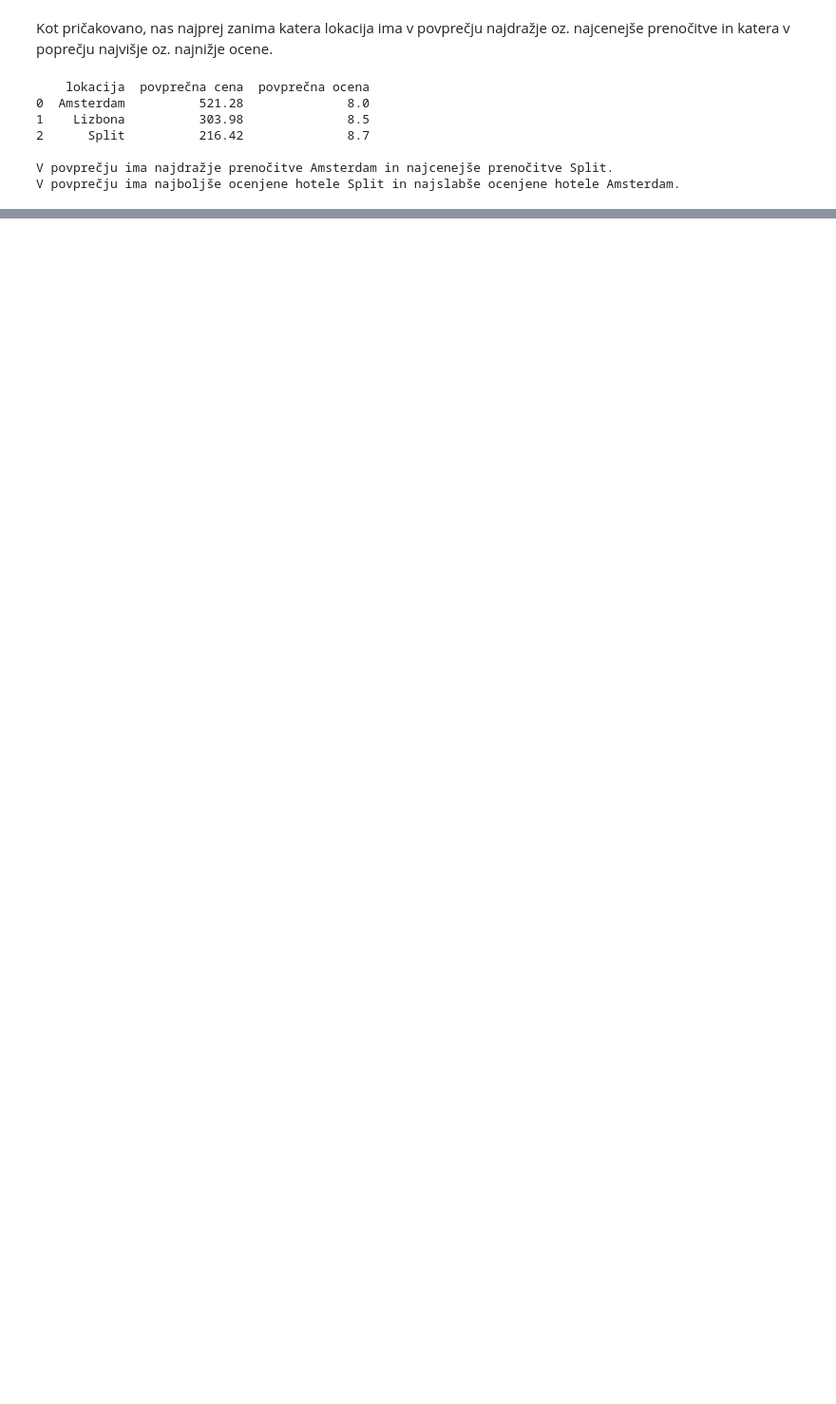
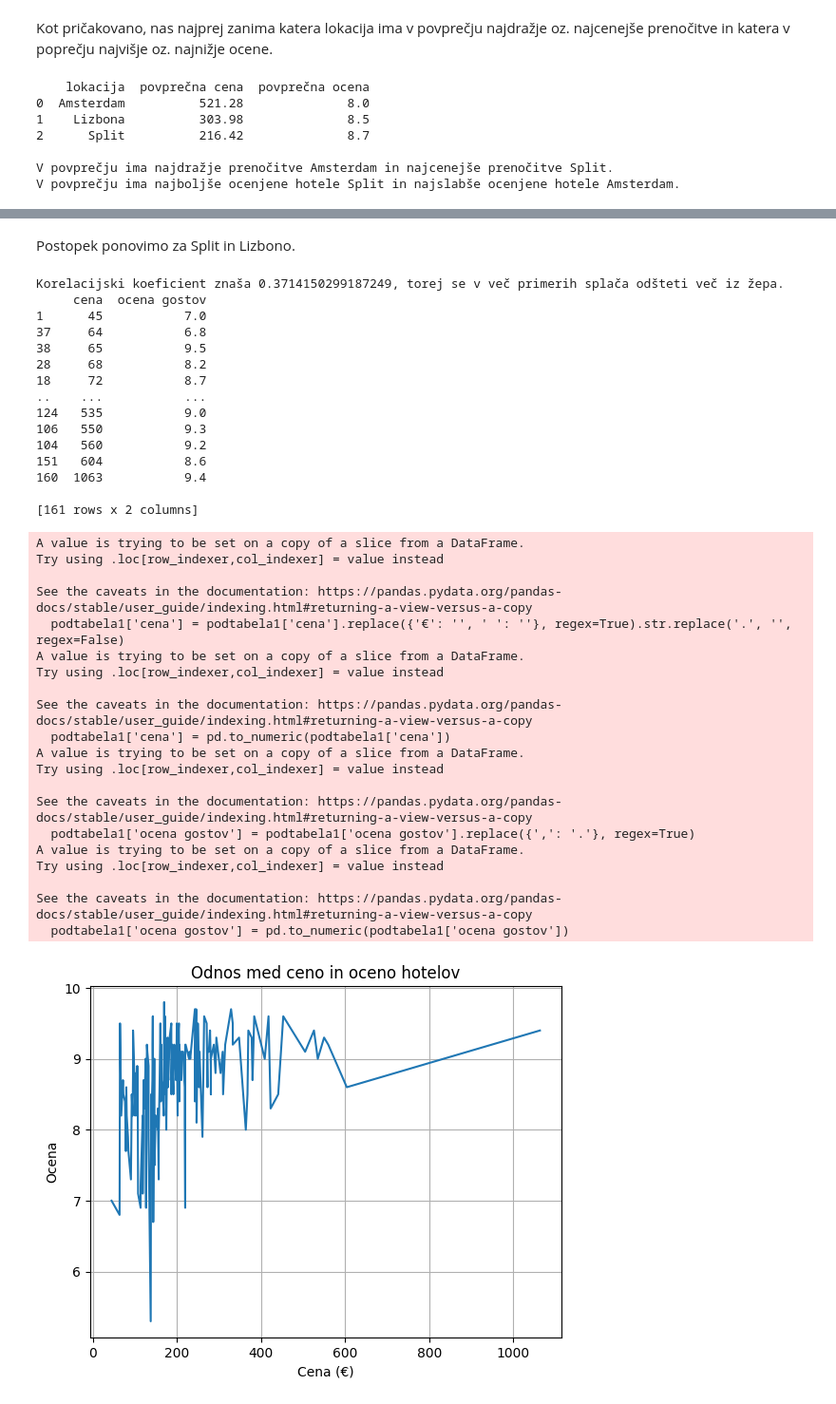
Before and after one commit to MiaCakarova/ProjektnaNaloga_AnalizaHotelovBooking, a Jupyter notebook: analiza_podatkov.ipynb, the cells around one changed output, grey strips where cells are left out. Shown at 95% size. Saved outputs shown, nothing was run; the diff lists cells and outputs as text; code cells hidden in the pictures; blank space fills up the shorter version.

```diff
--- a/analiza_podatkov.ipynb
+++ b/analiza_podatkov.ipynb
@@ -116,0 +234,44 @@ V povprečju ima najboljše ocenjene hotele Split in najslabše ocenjene hotele
+# %% [markdown]
+Postopek ponovimo za Split in Lizbono.
+# %%
+# Ali se v Splitu splača plačati več?
+
+preveri_korelacijo(split)
+graf_korelacije(split)
+# %% [output]
+Korelacijski koeficient znaša 0.3714150299187249, torej se v več primerih splača odšteti več iz žepa.
+     cena  ocena gostov
+1      45           7.0
+37     64           6.8
+38     65           9.5
+28     68           8.2
+18     72           8.7
+..    ...           ...
+124   535           9.0
+106   550           9.3
+104   560           9.2
+151   604           8.6
+160  1063           9.4
+
+[161 rows x 2 columns]
+A value is trying to be set on a copy of a slice from a DataFrame.
+Try using .loc[row_indexer,col_indexer] = value instead
+
+See the caveats in the documentation: https://pandas.pydata.org/pandas-docs/stable/user_guide/indexing.html#returning-a-view-versus-a-copy
+  podtabela1['cena'] = podtabela1['cena'].replace({'€': '', ' ': ''}, regex=True).str.replace('.', '', regex=False)
+A value is trying to be set on a copy of a slice from a DataFrame.
+Try using .loc[row_indexer,col_indexer] = value instead
+
+See the caveats in the documentation: https://pandas.pydata.org/pandas-docs/stable/user_guide/indexing.html#returning-a-view-versus-a-copy
+  podtabela1['cena'] = pd.to_numeric(podtabela1['cena'])
+A value is trying to be set on a copy of a slice from a DataFrame.
+Try using .loc[row_indexer,col_indexer] = value instead
+
+See the caveats in the documentation: https://pandas.pydata.org/pandas-docs/stable/user_guide/indexing.html#returning-a-view-versus-a-copy
+  podtabela1['ocena gostov'] = podtabela1['ocena gostov'].replace({',': '.'}, regex=True)
+A value is trying to be set on a copy of a slice from a DataFrame.
+Try using .loc[row_indexer,col_indexer] = value instead
+
+See the caveats in the documentation: https://pandas.pydata.org/pandas-docs/stable/user_guide/indexing.html#returning-a-view-versus-a-copy
+  podtabela1['ocena gostov'] = pd.to_numeric(podtabela1['ocena gostov'])
+[figure, added]
```
Also changed, not shown: parts of 11 cells of this notebook.
